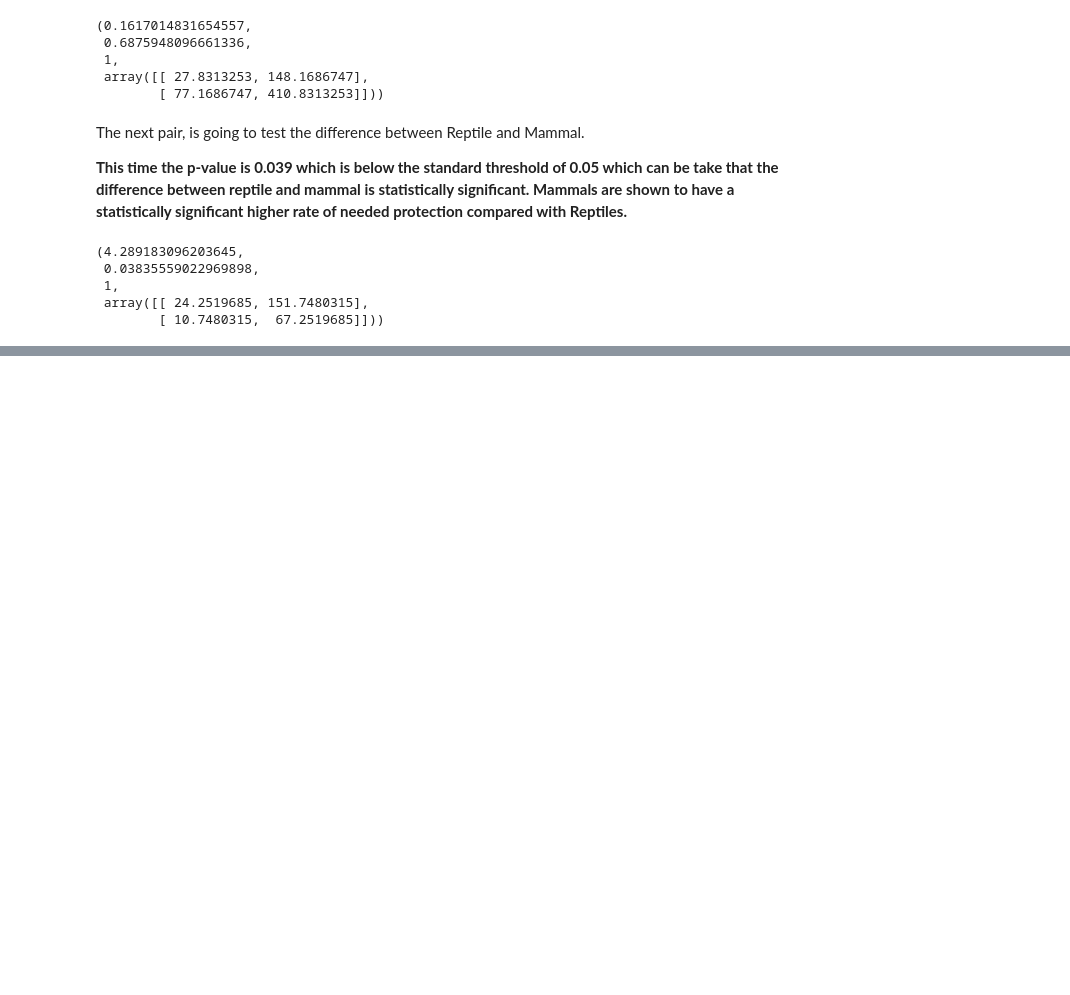
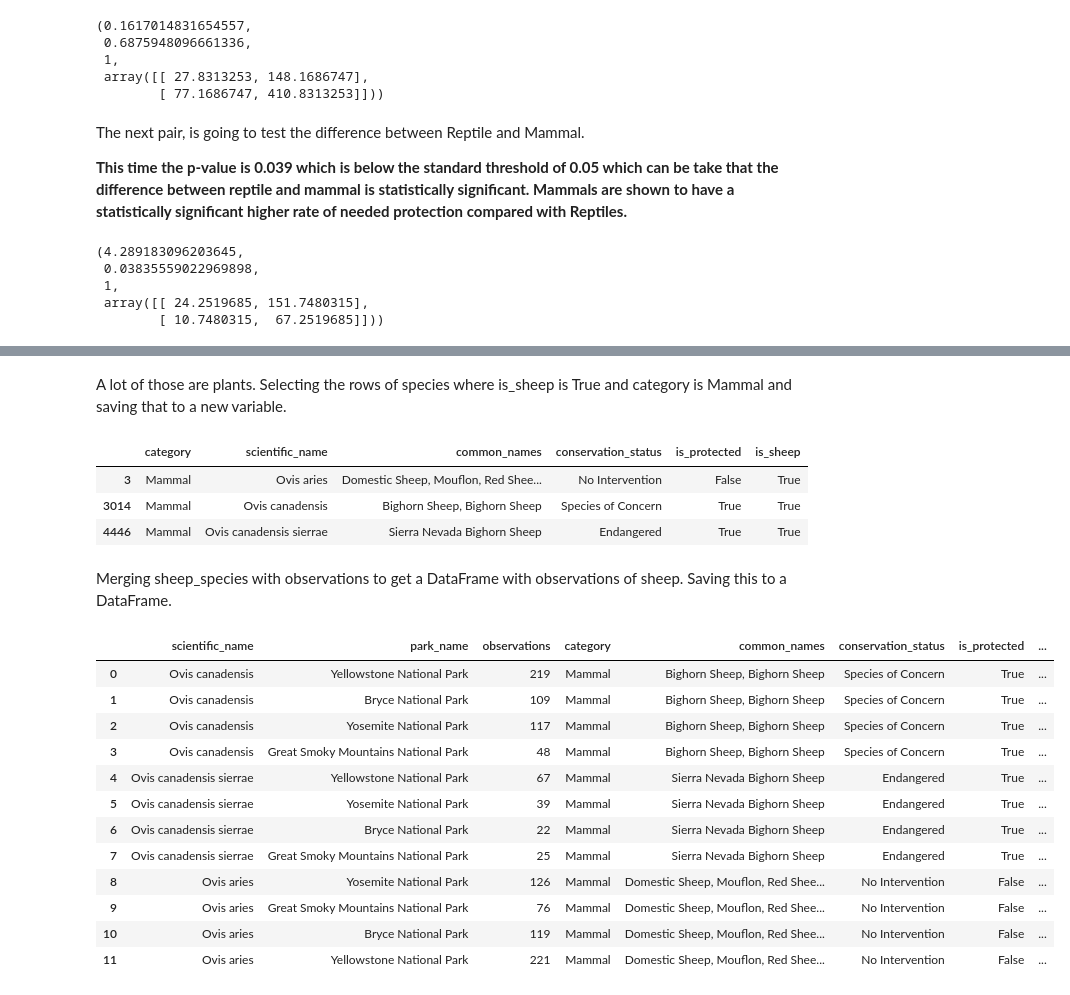
Before and after one commit to sean-searle/Data-Science-Fundamentals, a Jupyter notebook: biodiversity-data-science-project/biodiversity-in-national-parks.ipynb, the cells around one changed output, grey strips where cells are left out. Saved outputs shown, nothing was run; the diff lists cells and outputs as text; code cells hidden in the pictures; blank space fills up the shorter version.

```diff
--- a/biodiversity-data-science-project/biodiversity-in-national-parks.ipynb
+++ b/biodiversity-data-science-project/biodiversity-in-national-parks.ipynb
@@ -330,9 +273,0 @@ Now the data is ready to be able to count the number of occurrences of each word
-# %%
-words_counted = []
-
-for i in combined_list:
-    x = combined_list.count(i)
-    words_counted.append((i,x))
-
-counted_words = pd.DataFrame(set(words_counted), columns =['Word', 'Count']).sort_values("Count", ascending = False)
-counted_words.head(10)
@@ -350,0 +303,29 @@ counted_words.head(10)
+# %% [markdown]
+A lot of those are plants. Selecting the rows of species where is_sheep is True and category is Mammal and saving that to a new variable.
+# %%
+sheep_species = species[(species.is_sheep) & (species.category == 'Mammal')]
+sheep_species
+# %% [output]
+|  | category | scientific_name | common_names | conservation_status | is_protected | is_sheep |
+| 3 | Mammal | Ovis aries | Domestic Sheep, Mouflon, Red Shee... | No Intervention | False | True |
+| 3014 | Mammal | Ovis canadensis | Bighorn Sheep, Bighorn Sheep | Species of Concern | True | True |
+| 4446 | Mammal | Ovis canadensis sierrae | Sierra Nevada Bighorn Sheep | Endangered | True | True |
+# %% [markdown]
+Merging sheep_species with observations to get a DataFrame with observations of sheep. Saving this to a DataFrame.
+# %%
+sheep_observations = observations.merge(sheep_species)
+sheep_observations
+# %% [output]
+|  | scientific_name | park_name | observations | category | common_names | conservation_status | is_protected | ... |
+| 0 | Ovis canadensis | Yellowstone National Park | 219 | Mammal | Bighorn Sheep, Bighorn Sheep | Species of Concern | True | ... |
+| 1 | Ovis canadensis | Bryce National Park | 109 | Mammal | Bighorn Sheep, Bighorn Sheep | Species of Concern | True | ... |
+| 2 | Ovis canadensis | Yosemite National Park | 117 | Mammal | Bighorn Sheep, Bighorn Sheep | Species of Concern | True | ... |
+| 3 | Ovis canadensis | Great Smoky Mountains National Park | 48 | Mammal | Bighorn Sheep, Bighorn Sheep | Species of Concern | True | ... |
+| 4 | Ovis canadensis sierrae | Yellowstone National Park | 67 | Mammal | Sierra Nevada Bighorn Sheep | Endangered | True | ... |
+| 5 | Ovis canadensis sierrae | Yosemite National Park | 39 | Mammal | Sierra Nevada Bighorn Sheep | Endangered | True | ... |
+| 6 | Ovis canadensis sierrae | Bryce National Park | 22 | Mammal | Sierra Nevada Bighorn Sheep | Endangered | True | ... |
+| 7 | Ovis canadensis sierrae | Great Smoky Mountains National Park | 25 | Mammal | Sierra Nevada Bighorn Sheep | Endangered | True | ... |
+| 8 | Ovis aries | Yosemite National Park | 126 | Mammal | Domestic Sheep, Mouflon, Red Shee... | No Intervention | False | ... |
+| 9 | Ovis aries | Great Smoky Mountains National Park | 76 | Mammal | Domestic Sheep, Mouflon, Red Shee... | No Intervention | False | ... |
+| 10 | Ovis aries | Bryce National Park | 119 | Mammal | Domestic Sheep, Mouflon, Red Shee... | No Intervention | False | ... |
+| 11 | Ovis aries | Yellowstone National Park | 221 | Mammal | Domestic Sheep, Mouflon, Red Shee... | No Intervention | False | ... |
```
Also changed, not shown: parts of 21 cells of this notebook.
